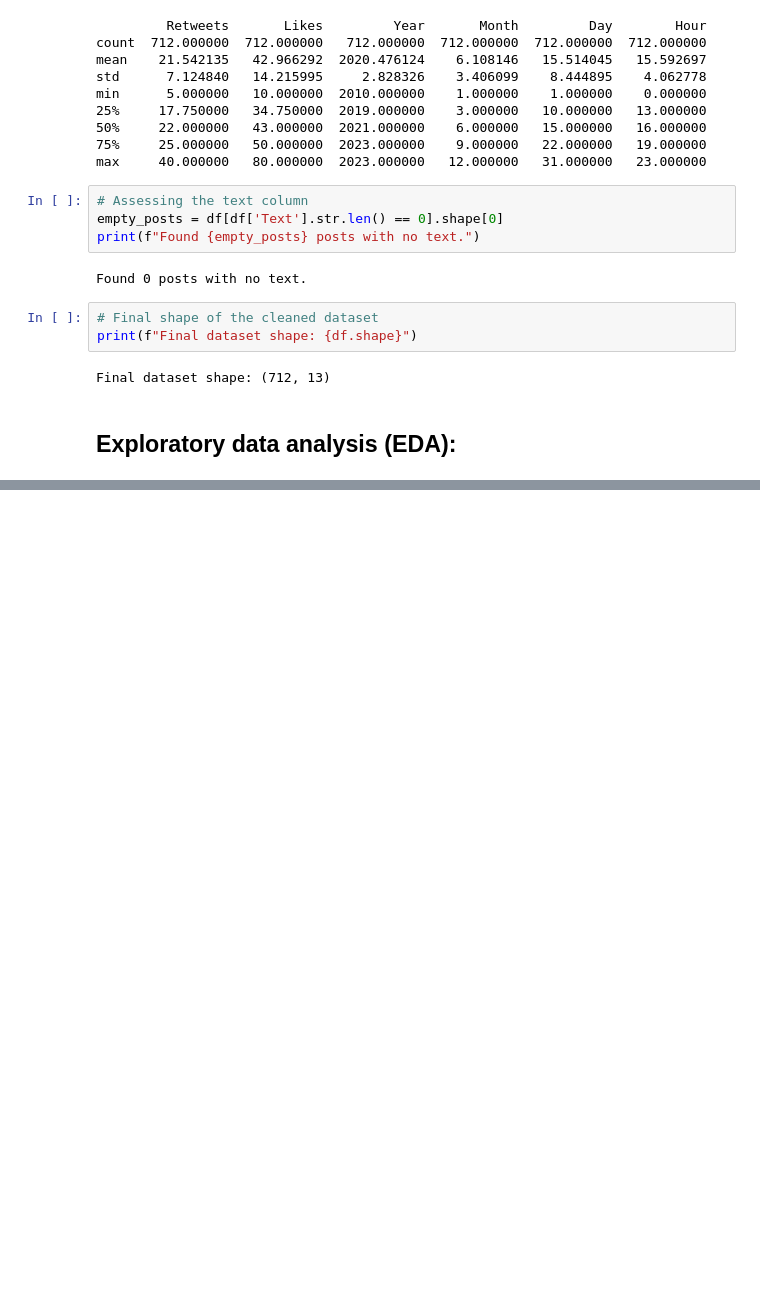
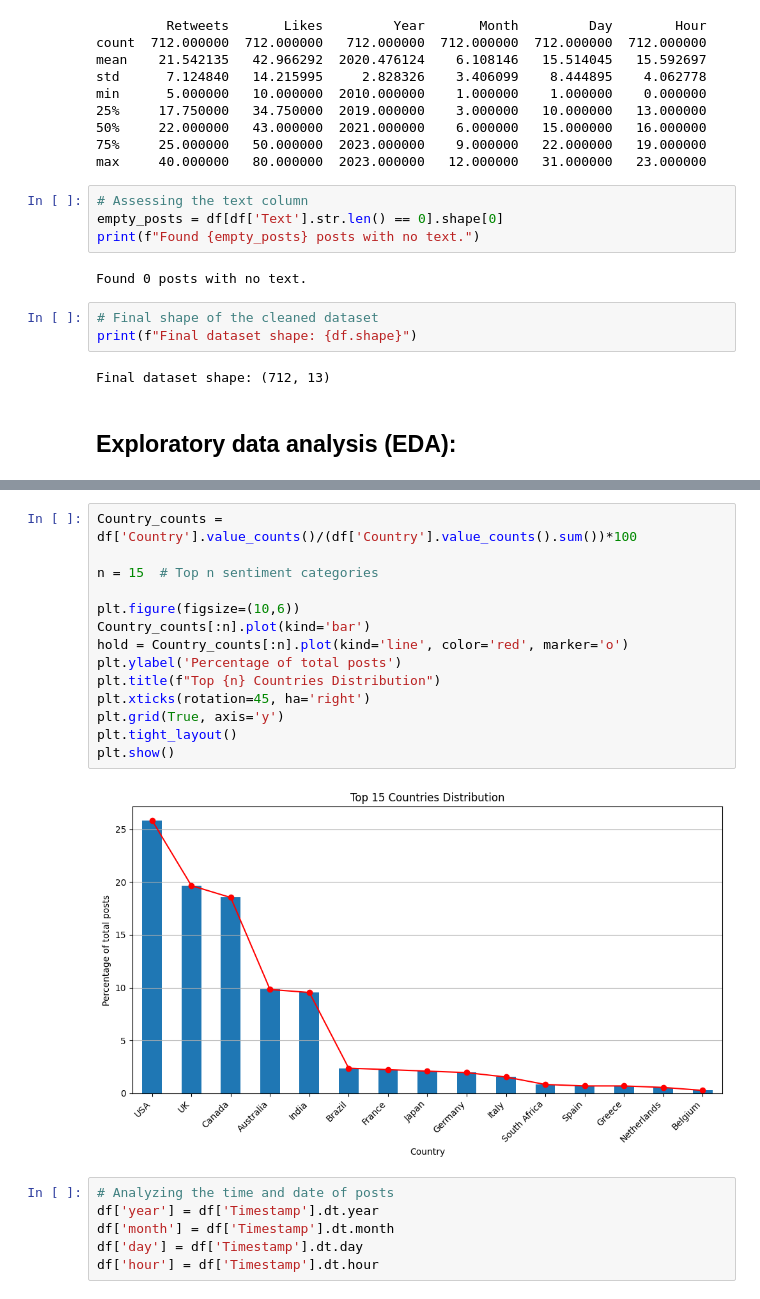
Before and after one commit to yaasamiiiin/Sentiment_Analysis_NYUDSFall2025, a Jupyter notebook: notebooks/01-data-loading-and-eda-yasamin.ipynb, the cells around one changed output, grey strips where cells are left out. Drawn from its saved outputs; the diff is of its cells as text; blank space fills up the shorter version.

```diff
--- a/notebooks/01-data-loading-and-eda-yasamin.ipynb
+++ b/notebooks/01-data-loading-and-eda-yasamin.ipynb
@@ -118,0 +268,22 @@ Final dataset shape: (712, 13)
+# %%
+Country_counts = df['Country'].value_counts()/(df['Country'].value_counts().sum())*100
+
+n = 15  # Top n sentiment categories
+
+plt.figure(figsize=(10,6))
+Country_counts[:n].plot(kind='bar')
+hold = Country_counts[:n].plot(kind='line', color='red', marker='o')
+plt.ylabel('Percentage of total posts')
+plt.title(f"Top {n} Countries Distribution")
+plt.xticks(rotation=45, ha='right')
+plt.grid(True, axis='y')
+plt.tight_layout()
+plt.show()
+# %% [output]
+[figure, added]
+# %%
+# Analyzing the time and date of posts
+df['year'] = df['Timestamp'].dt.year
+df['month'] = df['Timestamp'].dt.month
+df['day'] = df['Timestamp'].dt.day
+df['hour'] = df['Timestamp'].dt.hour
```
Also changed, not shown: parts of 20 cells of this notebook.
